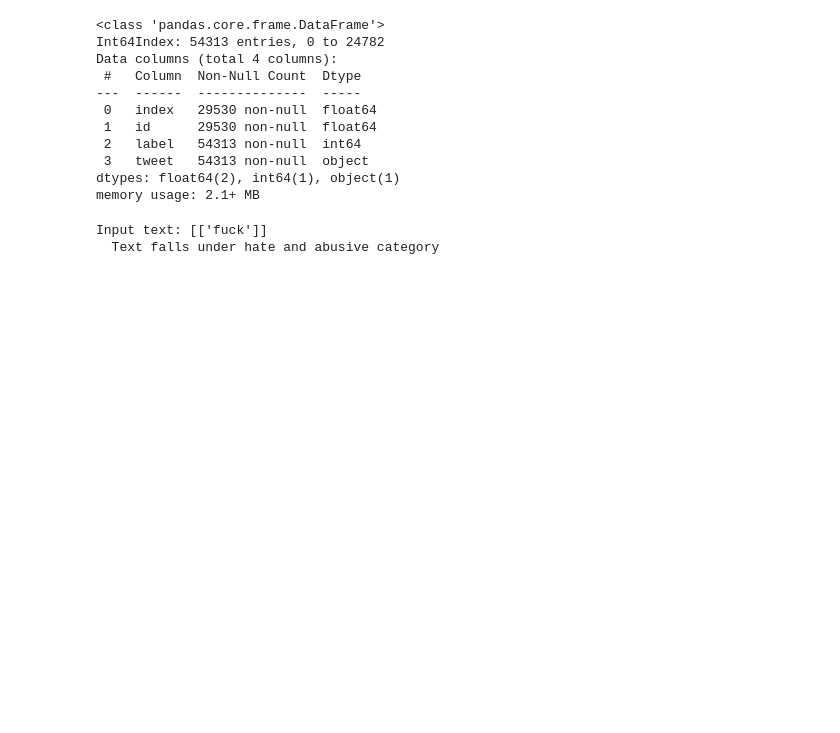
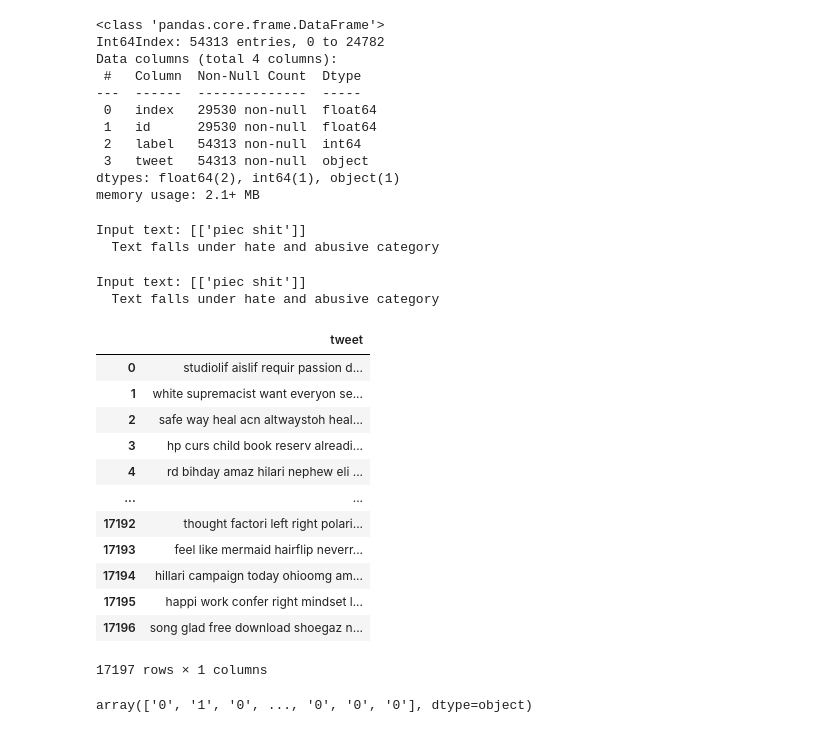
Before and after one commit to bhandarijyoti12/Content-Moderator, a Jupyter notebook: Abusive_and_hate_speech_recognition_model.ipynb, the cells around one changed output. Cells and saved outputs as stored; diff of their text form; code cells hidden in the pictures; blank space fills up the shorter version.

```diff
--- a/Abusive_and_hate_speech_recognition_model.ipynb
+++ b/Abusive_and_hate_speech_recognition_model.ipynb
@@ -440,6 +464,8 @@ loaded_model_M = pickle.load(open('finalized_model.sav', 'rb'))
 # %%
 
-test = 'Fuck off'
+
+
+test = 'You are a piece of shit'
 test= [text_cleaner(test)]
 print('Input text:', [test])
 test_vect = vectoriser.transform(test)
@@ -450,5 +476,39 @@ if (pred1=='1'):
 else:
     print('  Text is safe.')
 # %% [output]
-Input text: [['fuck']]
+Input text: [['piec shit']]
   Text falls under hate and abusive category
+# %%
+
+
+test = 'You are a piece of shit '
+test= [text_cleaner(test)]
+print('Input text:', [test])
+test_vect = vectoriser.transform(test)
+pred1 = loaded_model_M2.predict(test_vect)
+
+if (pred1=='1'):
+    print('  Text falls under hate and abusive category')
+else:
+    print('  Text is safe.')
+# %% [output]
+Input text: [['piec shit']]
+  Text falls under hate and abusive category
+# %%
+df_test.drop(['id'],axis=1,inplace=True)
+# %%
+df_test
+# %% [output]
+|  | tweet |
+| 0 | studiolif aislif requir passion d... |
+| 1 | white supremacist want everyon se... |
+| 2 | safe way heal acn altwaystoh heal... |
+| 3 | hp curs child book reserv alreadi... |
+| 4 | rd bihday amaz hilari nephew eli ... |
+| ... | ... |
+| 17192 | thought factori left right polari... |
+| 17193 | feel like mermaid hairflip neverr... |
+| 17194 | hillari campaign today ohioomg am... |
+| 17195 | happi work confer right mindset l... |
+| 17196 | song glad free download shoegaz n... |
+17197 rows × 1 columns
@@ -454,0 +519,4 @@ Input text: [['fuck']]
+# %%
+pred
+# %% [output]
+array(['0', '1', '0', ..., '0', '0', '0'], dtype=object)
```
Also changed, not shown: parts of 18 cells of this notebook, 3 other files.
